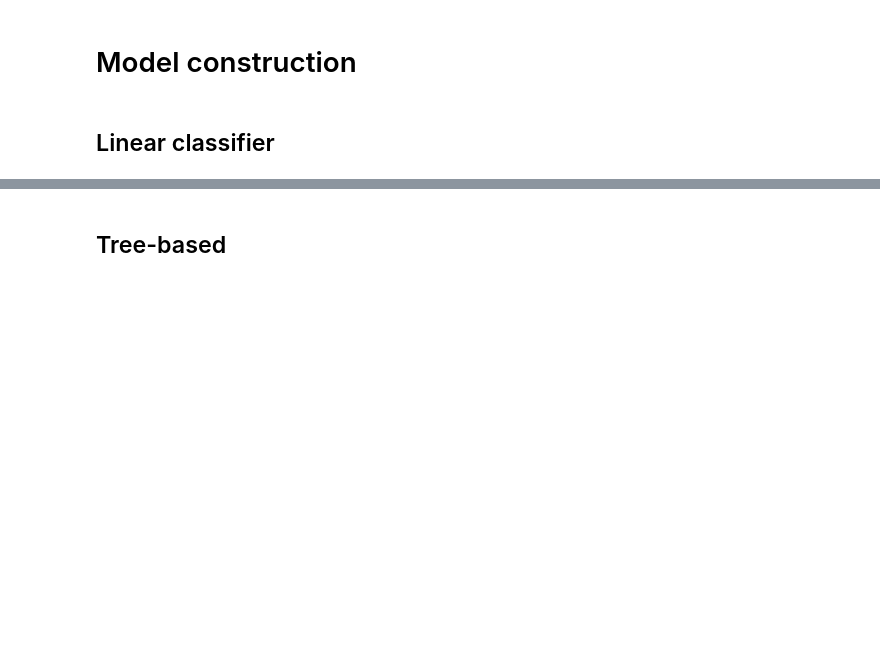
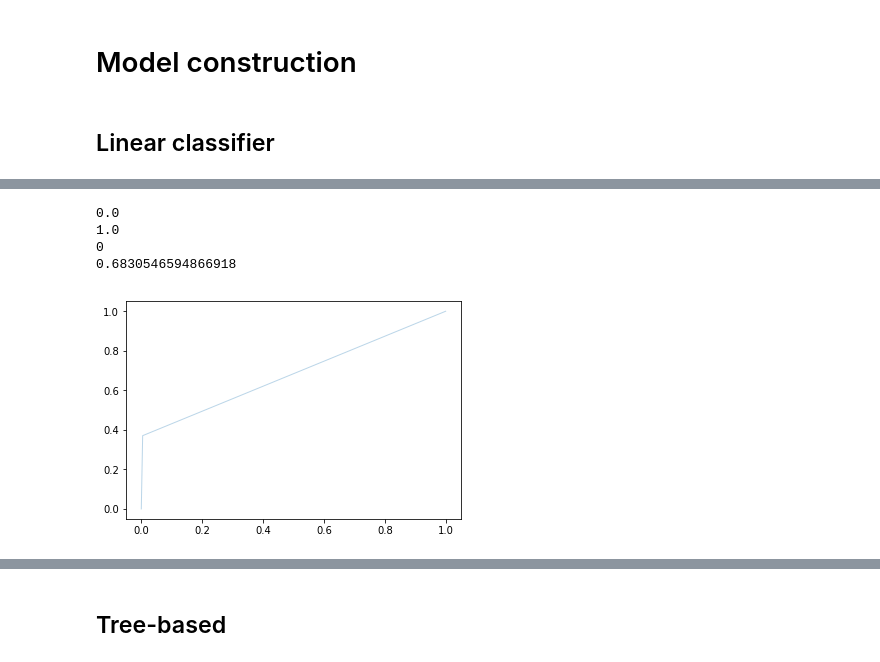
Before and after one commit to Dianna22/ML, a Jupyter notebook: SocialMediaBUZZ/data_preprocessing.ipynb, the cells around one changed output, grey strips where cells are left out. Saved outputs shown, nothing was run; the diff lists cells and outputs as text; code cells hidden in the pictures; blank space fills up the shorter version.

```diff
--- a/SocialMediaBUZZ/data_preprocessing.ipynb
+++ b/SocialMediaBUZZ/data_preprocessing.ipynb
@@ -90,0 +534,21 @@ pd.DataFrame(norm_X_train).describe()
+# %%
+reg = linear_model.LogisticRegression()
+reg = reg.fit(X_train, Y_train)
+# %%
+predicts = reg.predict(X_test)
+np.absolute(np.asarray(predicts).round())
+print(np.min(predicts))
+print(np.max(predicts))
+print(len([i for i in predicts if i >1.5]))
+fpr, tpr, thresholds = metrics.roc_curve(Y_test, predicts)
+roc_auc = auc(fpr, tpr)
+print(roc_auc)
+plt.plot(fpr, tpr, lw=1, alpha=0.3,
+             label="ROC")
+plt.show()
+# %% [output]
+0.0
+1.0
+0
+0.6830546594866918
+[figure, added]
```
Also changed, not shown: parts of 93 cells of this notebook.
